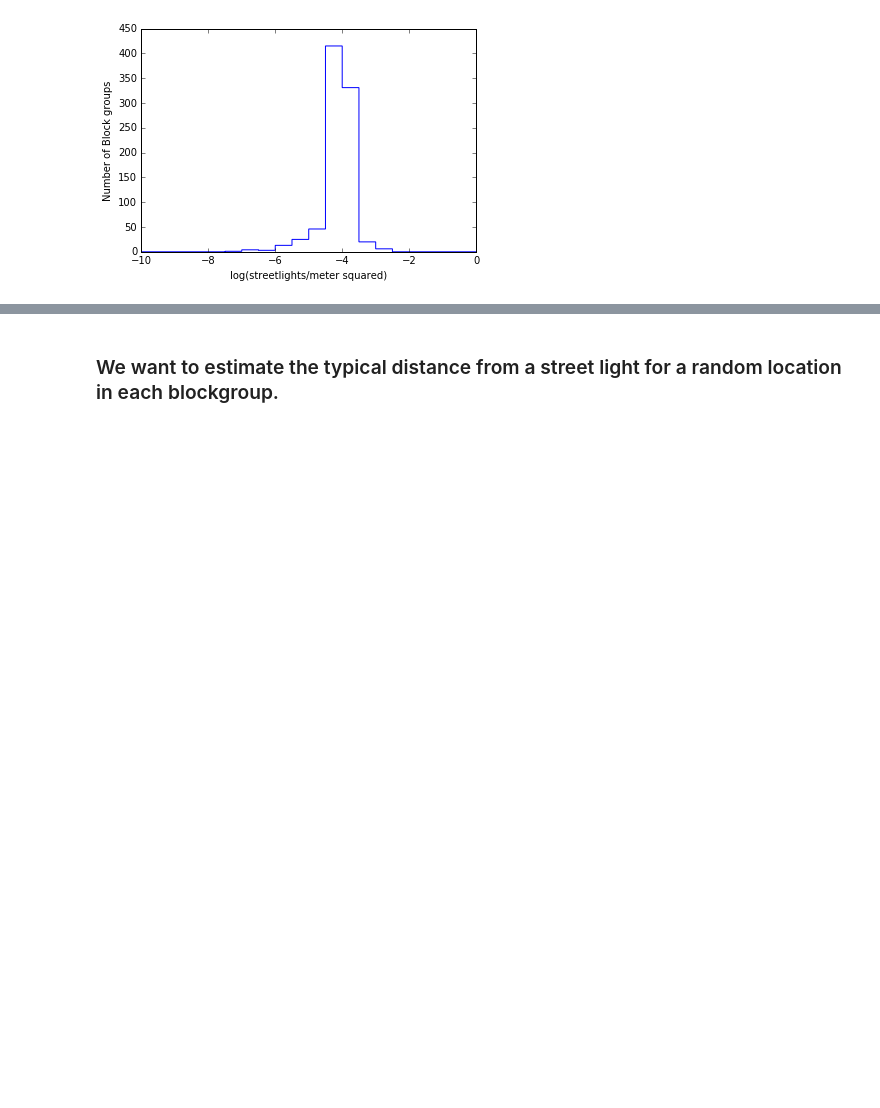
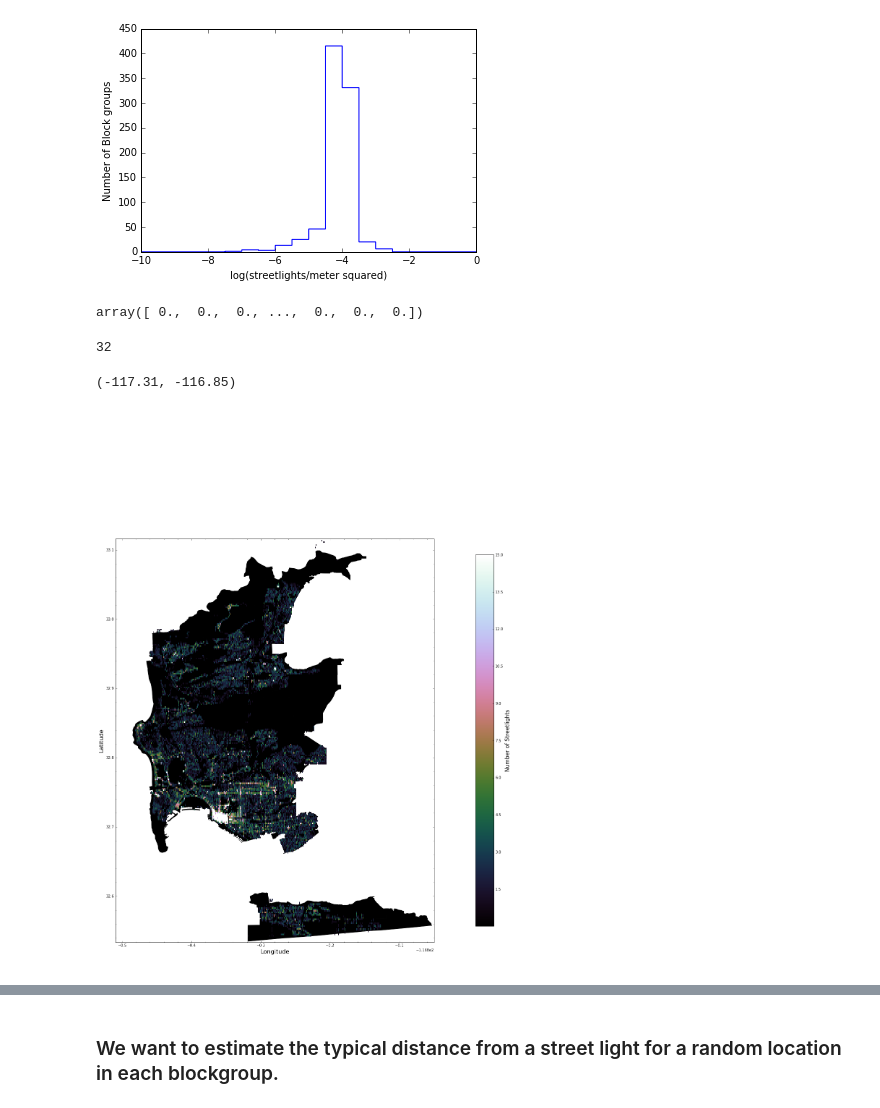
Before and after one commit to katiesch/insight2016, a Jupyter notebook: streetlight_density.ipynb, the cells around one changed output, grey strips where cells are left out. Drawn from its saved outputs; the diff is of its cells as text; code cells hidden in the pictures; blank space fills up the shorter version.

```diff
--- a/streetlight_density.ipynb
+++ b/streetlight_density.ipynb
@@ -142,3 +142,14 @@ ct_info.rename(columns={0: 'tract'}, inplace=True)
 ct_info['tract'] = (ct_info['tract'].astype(float))*100.
 # %%
 ## Have to adjust if i go with this because the census tracts are in XY rather than long/lat
+# %%
+# Blockgroup shape file
+reader2 = sf.Reader('shapefiles/sandiego_city_blockgroups.shp')
+bg_info2 = pd.DataFrame(reader2.records())
+shapes2 = reader2.shapes()
+# %%
+mc_reader = sf.Reader('shapefiles/Municipal_Boundaries/MUNICIPAL_BOUNDARIES.shp')
+mc_records = pd.DataFrame(mc_reader.records())
+mc_shapes = mc_reader.shapes()
+
+mc_records_index = np.where(mc_records[1]=='SD')
@@ -145,3 +165,62 @@ ct_info['tract'] = (ct_info['tract'].astype(float))*100.
+# %%
+alpha_values = cs[0]
+alpha_values[np.where(alpha_values!=0)] = 1.0
+alpha_values[np.where(alpha_values==0)]
+# %% [output]
+array([ 0.,  0.,  0., ...,  0.,  0.,  0.])
+# %%
+palette = plt.cm.cubehelix
+palette.set_over('w', 1.0)
+palette.set_under('k', 0.0)
+# %%
+p1 = Proj("+init=EPSG:2230", preserve_units=True)
+
+fig,ax = plt.subplots(1,1, figsize=(20,20))
+
+cs = plt.hist2d(sl_record['lon'], sl_record['lat'], bins=(400,400), cmap=palette, vmax=15,
+          range=([-117.3,-116.9], [32.5, 33.3]), alpha=1.0, vmin=0.01, zorder=2)
+plt.colorbar(fraction=0.046, pad=0.04, shrink=1.0).set_label(label='Number of Streetlights',
+                                                                       size=15)
+
+patches = []
+for i in range(0,len(bg_info2)):
+    barf = pd.DataFrame(shapes2[i].points)
+    poly = plt.Polygon(barf[[0,1]], fc='k', ec='k', alpha=1.0, lw=1.0, zorder=1)
+    patches.append(poly)
+    plt.gca().add_patch(poly)
+
+
+patches = []
+for i in range(32,33):
+    print i
+    temp = pd.DataFrame(mc_shapes[i].points)
+    lon, lat = p1(np.array(temp.loc[0:33632, 0]), np.array(temp.loc[0:33632, 1]), inverse=True)
+    poly = plt.Polygon(np.transpose([lon,lat]), fc='none', ec='w', alpha=1.0, lw=3.0, zorder=3)
+    patches.append(poly)
+    #plt.gca().add_patch(poly)
+
+
+plt.axis('scaled')
+plt.minorticks_on()
+
+
+plt.xlabel('Longitude', fontsize=16)
+plt.ylabel('Latitude', fontsize=16)
+plt.ylim(32.533541,33.116178)
+#plt.ylim(32.70,32.72)
+
+plt.xlim(-117.31,-116.85)
+#plt.xlim(-117.2,-117.1)
+
+
+#plt.show()
+
+#plt.savefig('output_figures/graffiti_per_map.png', bbox_inches='tight')
+#mpld3.display()
+# %% [output]
+32
+(-117.31, -116.85)
+[figure, added]
 # %%
 fig,ax = plt.subplots(1,1, figsize=(20,15))
 
```
Also changed, not shown: parts of 4 cells of this notebook.
